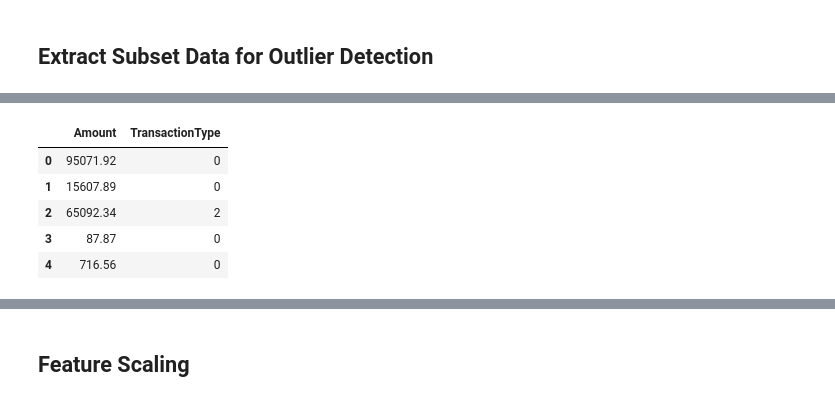
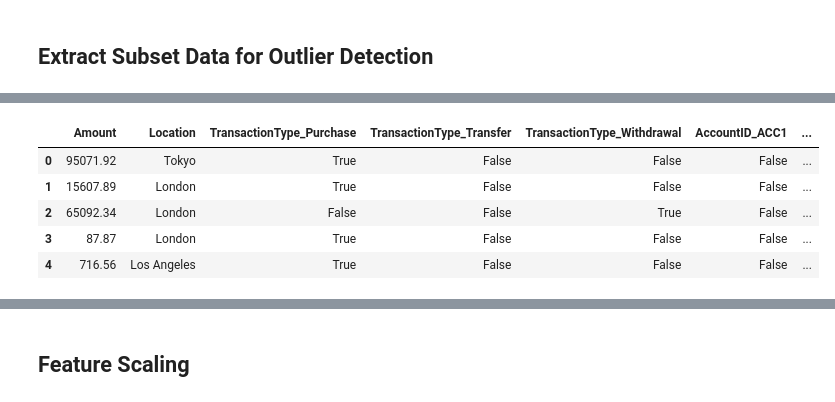
Before and after one commit to naufalkr/XAI-erp-transaction-anomaly, a Jupyter notebook: ERP_Anomaly_Detection.ipynb, the cells around one changed output, grey strips where cells are left out. Saved outputs shown, nothing was run; the diff lists cells and outputs as text; code cells hidden in the pictures.

```diff
--- a/ERP_Anomaly_Detection.ipynb
+++ b/ERP_Anomaly_Detection.ipynb
@@ -520,18 +317,11 @@ subset_df.head()
-# %%
-from sklearn.preprocessing import LabelEncoder
-from sklearn.preprocessing import MinMaxScaler
-
-label_encoders = {}
-# TransactionType Label Encoder
-for col in ['TransactionType']:
-    le = LabelEncoder()
-    subset_df[col] = le.fit_transform(subset_df[col])
-    label_encoders[col] = le
-subset_df.head()
-# %% [output]
-|  | Amount | TransactionType |
-| 0 | 95071.92 | 0 |
-| 1 | 15607.89 | 0 |
-| 2 | 65092.34 | 2 |
-| 3 | 87.87 | 0 |
-| 4 | 716.56 | 0 |
+# %%
+# One hot encoding
+subset_df = pd.get_dummies(subset_df, columns=['TransactionType', 'AccountID'], drop_first=False)
+subset_df.head()
+# %% [output]
+|  | Amount | Location | TransactionType_Purchase | TransactionType_Transfer | TransactionType_Withdrawal | AccountID_ACC1 | ... |
+| 0 | 95071.92 | Tokyo | True | False | False | False | ... |
+| 1 | 15607.89 | London | True | False | False | False | ... |
+| 2 | 65092.34 | London | False | False | True | False | ... |
+| 3 | 87.87 | London | True | False | False | False | ... |
+| 4 | 716.56 | Los Angeles | True | False | False | False | ... |
```
Also changed, not shown: parts of 92 cells of this notebook.
